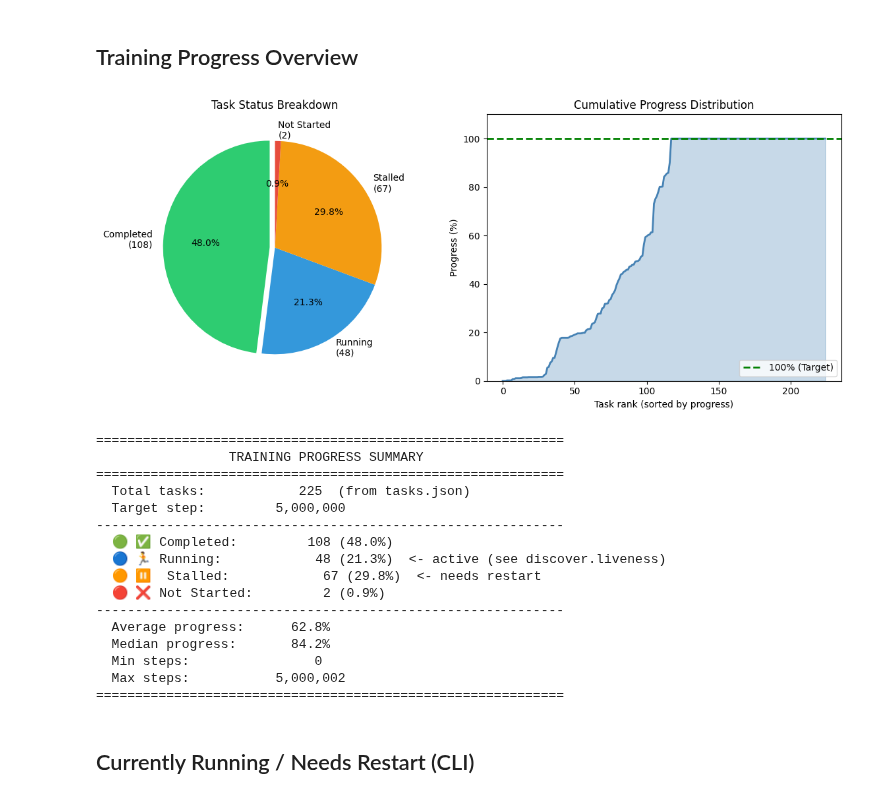
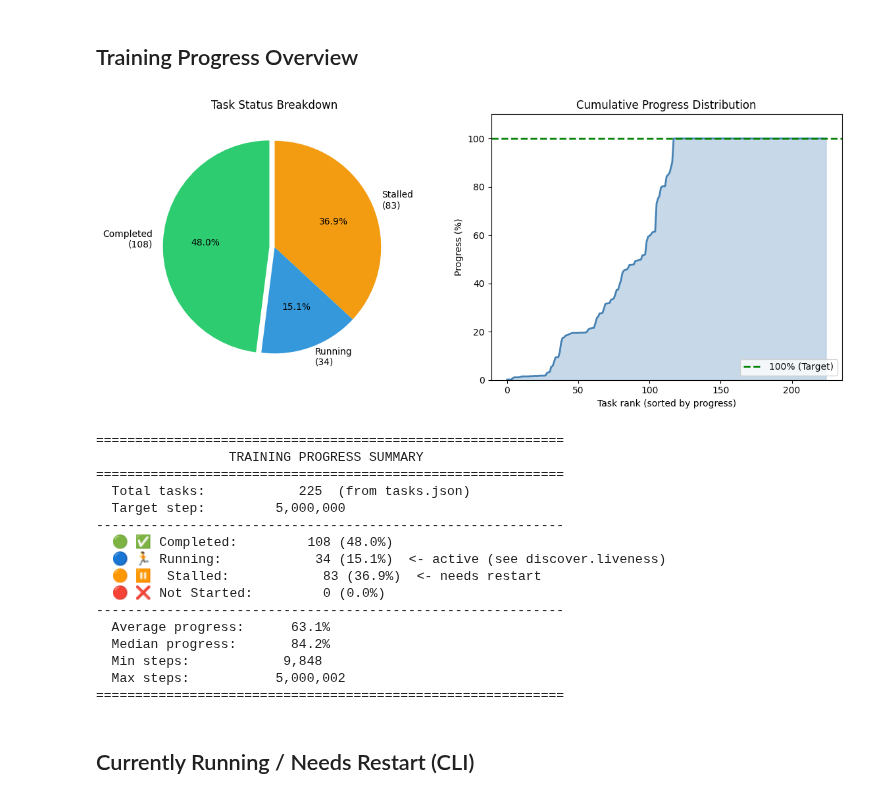
Before and after one commit to keyboardAnt/newt, a Jupyter notebook: tdmpc2/discover/browse_runs.ipynb, the cells around one changed output. Cells and saved outputs as stored; diff of their text form; code cells hidden in the pictures.

```diff
--- a/tdmpc2/discover/browse_runs.ipynb
+++ b/tdmpc2/discover/browse_runs.ipynb
@@ -61,16 +62,11 @@ Loaded 537 runs
 # %% [markdown]
 ## Training Progress Overview
 # %%
-# If `DISCOVER_HEARTBEAT_REQUIRE_LSF=1`, a heartbeat only counts as alive if `bjobs <job_id>` shows any active status (RUN/PEND/SUSP).
-# This is more strict, but more reliable.
-import os
-os.environ["DISCOVER_HEARTBEAT_REQUIRE_LSF"] = "1"
-
 # training_overview: pie chart + summary stats
 # Categories are computed via the central liveness + aggregation logic in `discover.liveness`.
 training_overview(df_all, target_step=TARGET_STEP)
 # %% [output]
-[figure, old version]
+[figure, new version]
 ============================================================
                  TRAINING PROGRESS SUMMARY
 ============================================================
@@ -78,13 +74,13 @@ training_overview(df_all, target_step=TARGET_STEP)
   Target step:         5,000,000
 ------------------------------------------------------------
   🟢 ✅ Completed:         108 (48.0%)
-  🔵 🏃 Running:            48 (21.3%)  <- active (see discover.liveness)
-  🟠 ⏸️  Stalled:            67 (29.8%)  <- needs restart
-  🔴 ❌ Not Started:         2 (0.9%)
+  🔵 🏃 Running:            34 (15.1%)  <- active (see discover.liveness)
+  🟠 ⏸️  Stalled:            83 (36.9%)  <- needs restart
+  🔴 ❌ Not Started:         0 (0.0%)
 ------------------------------------------------------------
-  Average progress:      62.8%
+  Average progress:      63.1%
   Median progress:       84.2%
-  Min steps:                0
+  Min steps:            9,848
   Max steps:           5,000,002
 ============================================================
 # %% [markdown]
```
Also changed, not shown: parts of 6 cells of this notebook, 16 other files.
